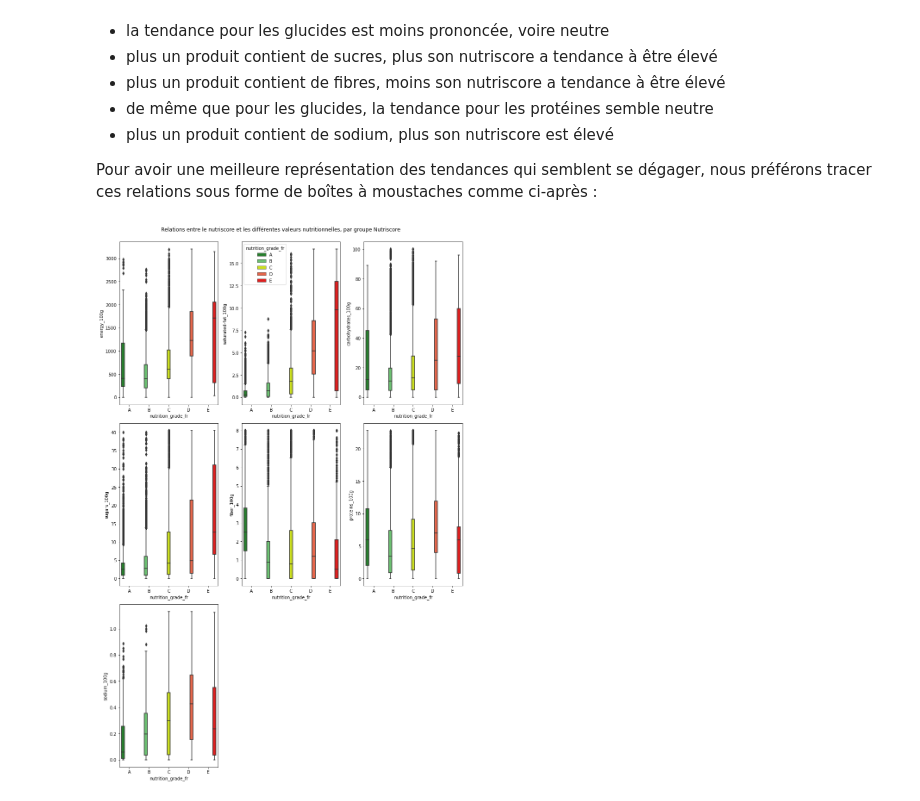
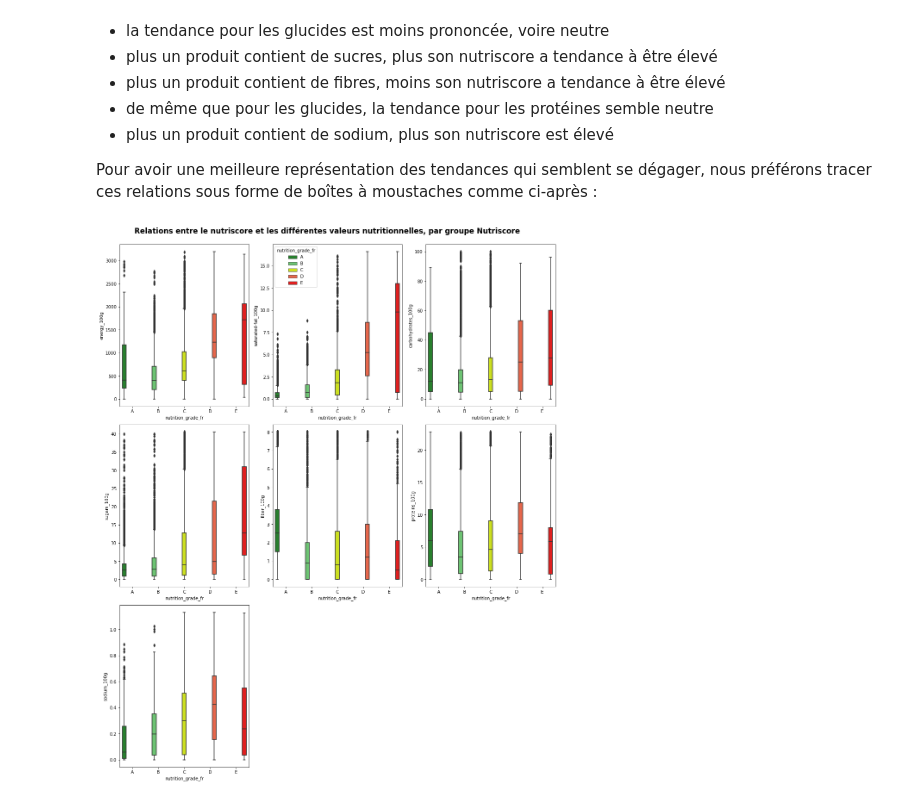
Before and after one commit to jkomb/P2---Application-Sante--Publique, a Jupyter notebook: KOMBEM_Jonathan_1_notebook_exploration_082022.ipynb, the cells around one changed output. Cells and saved outputs as stored; diff of their text form; code cells hidden in the pictures.

```diff
--- a/KOMBEM_Jonathan_1_notebook_exploration_082022.ipynb
+++ b/KOMBEM_Jonathan_1_notebook_exploration_082022.ipynb
@@ -47,6 +48,8 @@ import missingno as msno
 #### Chargement du jeu de données préparé
 # %%
 df = pd.read_csv('results\df_prepared.csv', index_col="Unnamed: 0")
+# %%
+df['nutrition_grade_fr'] = df['nutrition_grade_fr'] .str.upper()
 # %% [markdown]
 #### Créations des variables utiles
 # %%
@@ -346,21 +359,22 @@ kurtosis:
 # %%
 plt.figure(figsize=(12,15))
-plt.suptitle('Relations entre le nutriscore et les différentes valeurs nutritionnelles', y=1)
-hue = df['nutrition_grade_fr'].str.upper()
-palette_nutri = sns.color_palette(['#198e22', '#5fd167', '#e4ff00', '#ff5733', '#ff0000'])
+plt.suptitle('Relations entre le nutriscore et les différentes valeurs nutritionnelles', size=size_title_graph, va='top',
+             weight='bold', y=y_title)
+hue = df['nutrition_grade_fr']
 
-for col in col_val_nutri:
-    plt.subplot(3,3,col_val_nutri.index(col)+1)
-    if col_val_nutri.index(col)==1:
+for col in cols_val_nutri:
+    plt.subplot(3,3,cols_val_nutri.index(col)+1)
+    if cols_val_nutri.index(col)==1:'nutrition-score-fr_100g'
         sns.scatterplot(data=df, x='nutrition-score-fr_100g', y=col,
                         hue=hue,
-                        palette=palette_nutri,
+                        palette=dict_colors,
                         legend='brief')
     else:
         sns.scatterplot(data=df,
                         x='nutrition-score-fr_100g', y=col,
                         hue=hue,
-                        palette=palette_nutri, legend=False)
+                        palette=dict_colors,
+                        legend=False)
 
 plt.tight_layout()
 plt.savefig('img\\Relations entre nutriscore et valeurs nutritionnelles.png')
@@ -379,26 +393,26 @@ Nous observons que :
 
 Pour avoir une meilleure représentation des tendances qui semblent se dégager, nous préférons tracer ces relations sous forme de boîtes à moustaches comme ci-après :
 # %%
-plt.figure(figsize=(12,18))
-plt.suptitle('Relations entre le nutriscore et les différentes valeurs nutritionnelles, par groupe Nutriscore', y=1)
-nutri_color =  sns.color_palette(['#198e22', '#5fd167', '#e4ff00', '#ff5733', '#ff0000'])
+plt.figure(figsize=(15,18))
+plt.suptitle('Relations entre le nutriscore et les différentes valeurs nutritionnelles, par groupe Nutriscore',
+             size=size_title_graph, y=y_title, va='top', weight='bold')
 
-for col in col_val_nutri:
-    if col_val_nutri.index(col)==1:
-        plt.subplot(3,3,col_val_nutri.index(col)+1)
-        sns.boxplot(x=df['nutrition_grade_fr'].str.upper(), y=df[col],
-                            hue=df['nutrition_grade_fr'].str.upper().sort_values(ascending=True),
-                            palette=nutri_color)
+for col in cols_val_nutri:
+    if cols_val_nutri.index(col)==1:
+        plt.subplot(3,3,cols_val_nutri.index(col)+1)
+        sns.boxplot(x=df['nutrition_grade_fr'], y=df[col],
+                            hue=hue,
+                            palette=dict_colors)
     else:
-        plt.subplot(3,3,col_val_nutri.index(col)+1)
-        sns.boxplot(x=df['nutrition_grade_fr'].str.upper(), y=df[col],
-                            hue=df['nutrition_grade_fr'].str.upper().sort_values(ascending=True),
-                            palette=nutri_color)
+        plt.subplot(3,3,cols_val_nutri.index(col)+1)
+        sns.boxplot(x=df['nutrition_grade_fr'], y=df[col],
+                            hue=hue,
+                            palette=dict_colors)
         plt.legend('',frameon=False)
 
 plt.tight_layout()
 plt.savefig('img\\Relations entre nutriscore et valeurs nutritionnelles, par groupe Nutriscore.png')
 plt.show();
 # %% [output]
-[figure, old version]
+[figure, new version]
 # %% [markdown]
```
Also changed, not shown: parts of 28 cells of this notebook, 18 other files.
